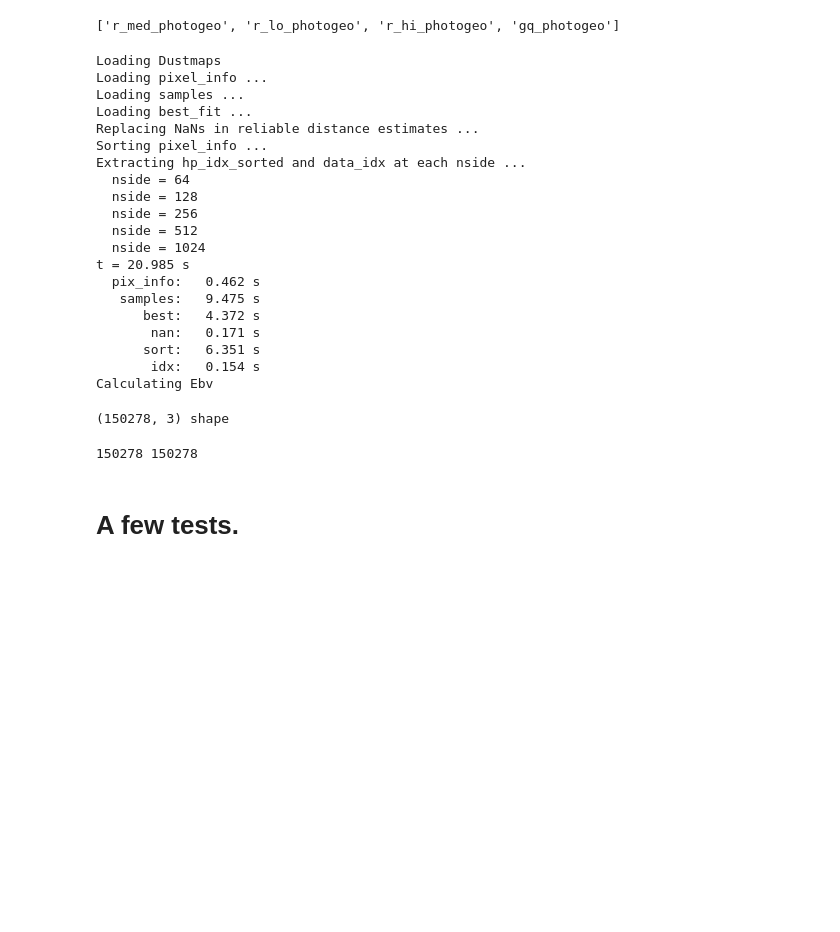
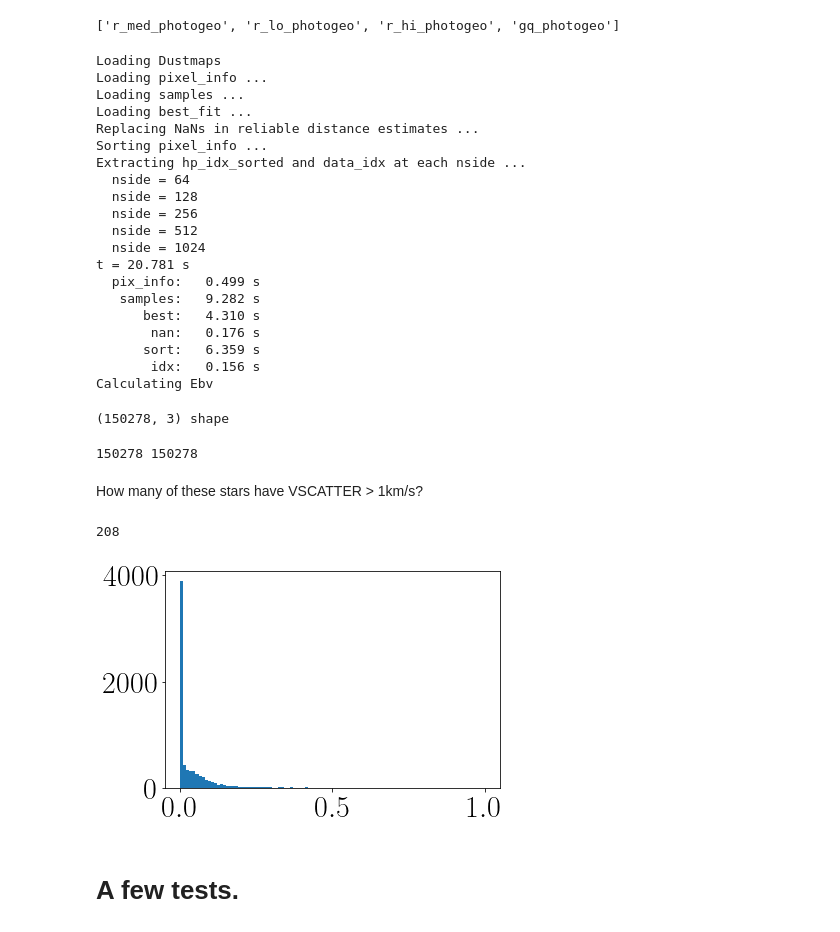
Before and after one commit to RuthAngus/kepler_kinematics, a Jupyter notebook: notebooks/Data.ipynb, the cells around one changed output. Saved outputs shown, nothing was run; the diff lists cells and outputs as text; code cells hidden in the pictures; blank space fills up the shorter version.

Commit message:
adding VSCATTER to data file and seeing how many stars

```diff
--- a/notebooks/Data.ipynb
+++ b/notebooks/Data.ipynb
@@ -190,6 +193,7 @@ apo2 = pd.DataFrame(dict({"dr2_source_id": _apo2.GAIA_SOURCE_ID.values,
                           "APOGEE_RV_err": _apo2.VERR.values,
                           "APOGEE_TEFF": _apo2.TEFF.values,
                           "APOGEE_TEFF_ERR": _apo2.TEFF_ERR.values,
+                          "VSCATTER": _apo2.VSCATTER.values,
                           "APOGEE_ID": _apo2.APOGEE_ID.values}))
 # %%
 # Merge on Gaia DR2 source ID.
@@ -245,6 +249,7 @@ apo_stripped = pd.DataFrame(dict({"dr2_source_id": apo_dropped.dr2_source_id.val
                                   "APOGEE_RV_ERR": apo_dropped.APOGEE_RV_err.values,
                                   "APOGEE_TEFF": apo_dropped.APOGEE_TEFF.values,
                                   "APOGEE_TEFF_ERR": apo_dropped.APOGEE_TEFF_ERR.values,
+                                  "VSCATTER": apo_dropped.VSCATTER.values,
                                   "APOGEE_ID": apo_dropped.APOGEE_ID.values}))
 # %% [markdown]
 Crossmatch back with the Gaia-Kepler crossmatch.
@@ -502,13 +507,13 @@ Extracting hp_idx_sorted and data_idx at each nside ...
   nside = 256
   nside = 512
   nside = 1024
-t = 20.985 s
-  pix_info:   0.462 s
-   samples:   9.475 s
-      best:   4.372 s
-       nan:   0.171 s
-      sort:   6.351 s
-       idx:   0.154 s
+t = 20.781 s
+  pix_info:   0.499 s
+   samples:   9.282 s
+      best:   4.310 s
+       nan:   0.176 s
+      sort:   6.359 s
+       idx:   0.156 s
 Calculating Ebv
 (150278, 3) shape
 # %%
@@ -524,6 +529,14 @@ print(len(test), len(df_random))
 df_random.to_csv("../data/data.csv")
 # %% [output]
 150278 150278
+# %% [markdown]
+How many of these stars have VSCATTER > 1km/s?
+# %%
+plt.hist(df_random.VSCATTER, 100, range=(0, 1));
+print(len(df_random.VSCATTER.values[df_random.VSCATTER.values > 1.]))
+# %% [output]
+208
+[figure, added]
 # %% [markdown]
 # A few tests.
 # %%
```
Also changed, not shown: parts of 2 cells of this notebook, 1 other file.
